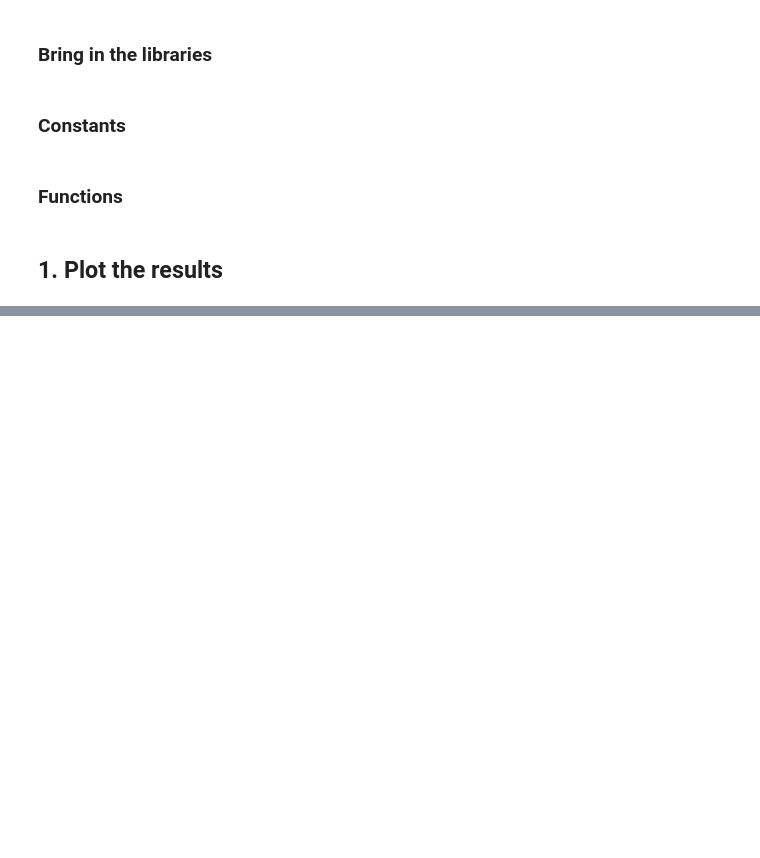
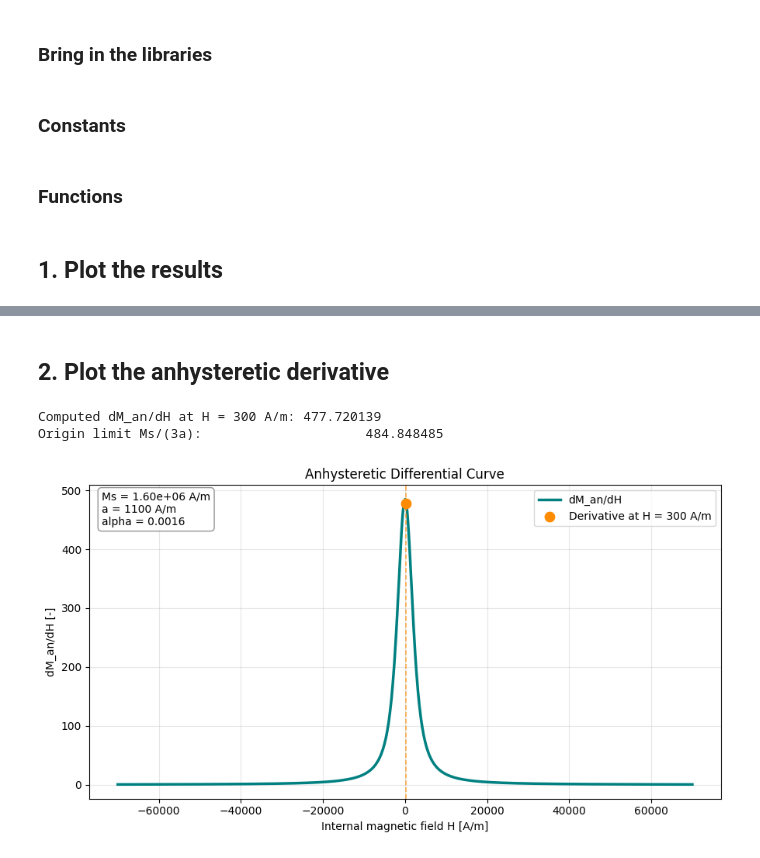
Before and after one commit to MoreCoffee12/MagnetoelasticSensor, a Jupyter notebook: notebooks/HelloWorldHysteresis.ipynb, the cells around one changed output, grey strips where cells are left out. Drawn from its saved outputs; the diff is of its cells as text; code cells hidden in the pictures; blank space fills up the shorter version.

```diff
--- a/notebooks/HelloWorldHysteresis.ipynb
+++ b/notebooks/HelloWorldHysteresis.ipynb
@@ -135,0 +155,65 @@ Absolute error:                    0.000000e+00 A/m
+# %% [markdown]
+## 2. Plot the anhysteretic derivative
+# %%
+# Reuse the same sweep and parameters from the previous cell
+h_values = np.linspace(-70000, 70000, 801)
+dman_dh_values = anhysteretic_magnetization_differential(
+    h=h_values,
+    m=m,
+    ms=ms,
+    a=a,
+    alpha=alpha,
+)
+
+# Validation point from dMan/dH limit and closed-form checks
+h_test = 300.0
+dman_dh_test = anhysteretic_magnetization_differential(
+    h=h_test,
+    m=m,
+    ms=ms,
+    a=a,
+    alpha=alpha,
+)
+
+fig, ax = plt.subplots(figsize=(9, 5))
+ax.plot(h_values, dman_dh_values, linewidth=2.5, color='teal', label='dM_an/dH')
+ax.scatter(
+    [h_test],
+    [dman_dh_test],
+    color='darkorange',
+    s=80,
+    zorder=3,
+    label='Derivative at H = 300 A/m',
+)
+ax.axvline(h_test, color='darkorange', linestyle='--', linewidth=1.2, alpha=0.7)
+
+param_text = '\n'.join([
+    f'Ms = {ms:.2e} A/m',
+    f'a = {a:.0f} A/m',
+    f'alpha = {alpha:.4f}',
+])
+ax.text(
+    0.02,
+    0.98,
+    param_text,
+    transform=ax.transAxes,
+    fontsize=10,
+    va='top',
+    bbox=dict(boxstyle='round,pad=0.35', facecolor='white', alpha=0.85, edgecolor='0.5'),
+)
+
+ax.set_title('Anhysteretic Differential Curve')
+ax.set_xlabel('Internal magnetic field H [A/m]')
+ax.set_ylabel('dM_an/dH [-]')
+ax.grid(True, alpha=0.3)
+ax.legend()
+
+print(f'Computed dM_an/dH at H = {h_test:.0f} A/m: {dman_dh_test:.6f}')
+print(f'Origin limit Ms/(3a):                     {ms / (3.0 * a):.6f}')
+
+plt.tight_layout()
+plt.show()
+# %% [output]
+Computed dM_an/dH at H = 300 A/m: 477.720139
+Origin limit Ms/(3a):                     484.848485
+[figure, added]
```
Also changed, not shown: parts of 4 cells of this notebook.
